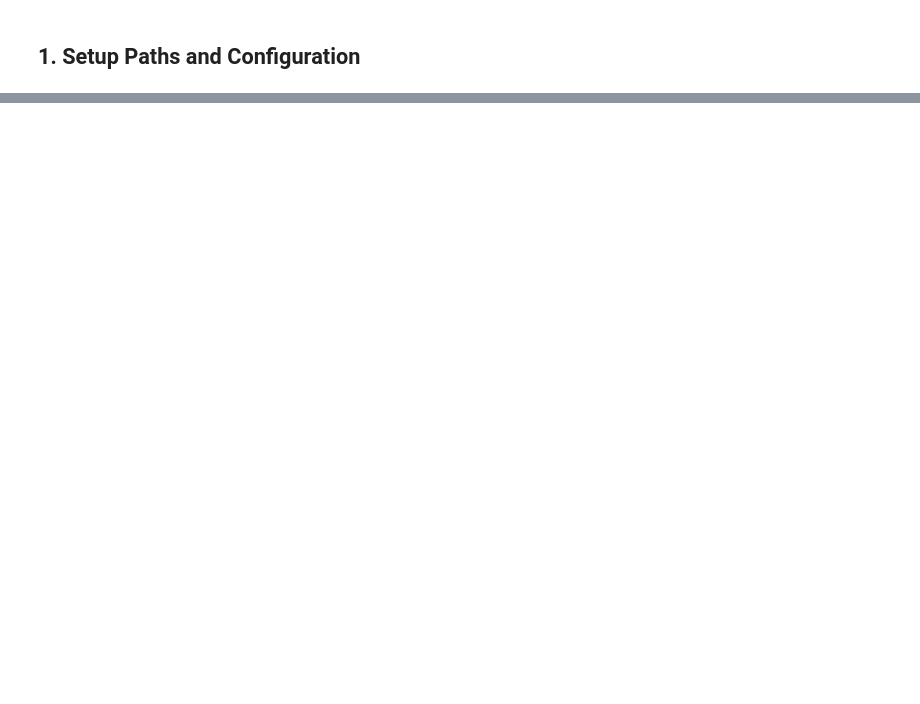
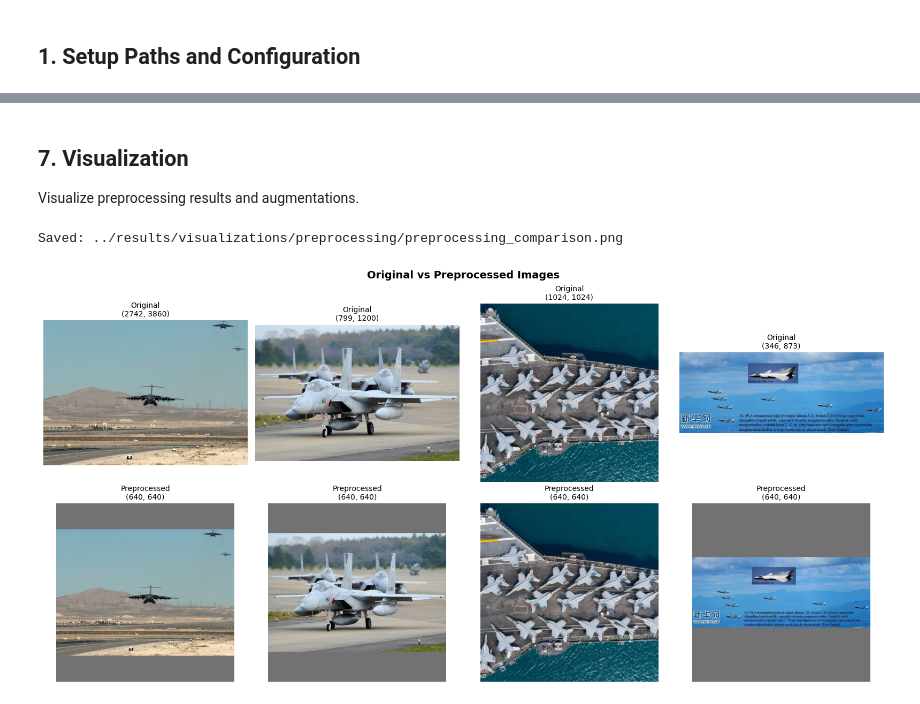
Before and after one commit to marwahfaraj/Aircraft-Threat-Detection-Using-Computer-Vision, a Jupyter notebook: notebooks/02_preprocessing.ipynb, the cells around one changed output, grey strips where cells are left out. Saved outputs shown, nothing was run; the diff lists cells and outputs as text; code cells hidden in the pictures; blank space fills up the shorter version.

```diff
--- a/notebooks/02_preprocessing.ipynb
+++ b/notebooks/02_preprocessing.ipynb
@@ -163,0 +393,19 @@ print("✓ Ready to add visualization")
+# %%
+# Create class mapping
+class_to_id = create_class_mapping(combined_df['label'].tolist())
+id_to_class = {v: k for k, v in class_to_id.items()}
+
+print(f"Class mapping created: {len(class_to_id)} classes")
+print(f"Sample classes: {list(class_to_id.keys())[:5]}")
+
+# Save class mapping
+with open(YOLO_DIR / 'classes.txt', 'w') as f:
+    for class_name in sorted(class_to_id.keys(), key=lambda x: class_to_id[x]):
+        f.write(f"{class_name}\n")
+
+# Save class mapping as JSON
+with open(YOLO_DIR / 'class_mapping.json', 'w') as f:
+    json.dump(class_to_id, f, indent=2)
+
+print(f"Class mapping saved to {YOLO_DIR}")
+class_to_id
@@ -163,0 +538,49 @@ print("✓ Ready to add visualization")
+# %% [markdown]
+## 7. Visualization
+
+Visualize preprocessing results and augmentations.
+# %%
+# Visualize preprocessing: Original vs Preprocessed
+def visualize_preprocessing(df, num_samples=4):
+    """Visualize original vs preprocessed images."""
+    fig, axes = plt.subplots(2, num_samples, figsize=(16, 8))
+
+    samples = df.sample(num_samples, random_state=42)
+
+    for idx, (_, row) in enumerate(samples.iterrows()):
+        image_path = row['image_path']
+
+        # Load original
+        img_original = cv2.imread(image_path)
+        if img_original is None:
+            continue
+        img_original = cv2.cvtColor(img_original, cv2.COLOR_BGR2RGB)
+
+        # Preprocess
+        img_processed = load_and_preprocess_image(image_path, normalize=False)
+
+        # Display original
+        axes[0, idx].imshow(img_original)
+        axes[0, idx].set_title(f"Original\n{img_original.shape[:2]}", fontsize=10)
+        axes[0, idx].axis('off')
+
+        # Display preprocessed
+        if img_processed is not None:
+            axes[1, idx].imshow(img_processed.astype(np.uint8))
+            axes[1, idx].set_title(f"Preprocessed\n{img_processed.shape[:2]}", fontsize=10)
+            axes[1, idx].axis('off')
+
+    plt.suptitle('Original vs Preprocessed Images', fontsize=14, fontweight='bold')
+    plt.tight_layout()
+
+    # Save
+    fig.savefig(VIZ_DIR / 'preprocessing_comparison.png', dpi=300, bbox_inches='tight')
+    print(f"Saved: {VIZ_DIR / 'preprocessing_comparison.png'}")
+    plt.show()
+
+# Run visualization
+if len(combined_df) > 0:
+    visualize_preprocessing(combined_df, num_samples=4)
+# %% [output]
+Saved: ../results/visualizations/preprocessing/preprocessing_comparison.png
+[figure, added]
```
Also changed, not shown: parts of 27 cells of this notebook, 21 other files.
